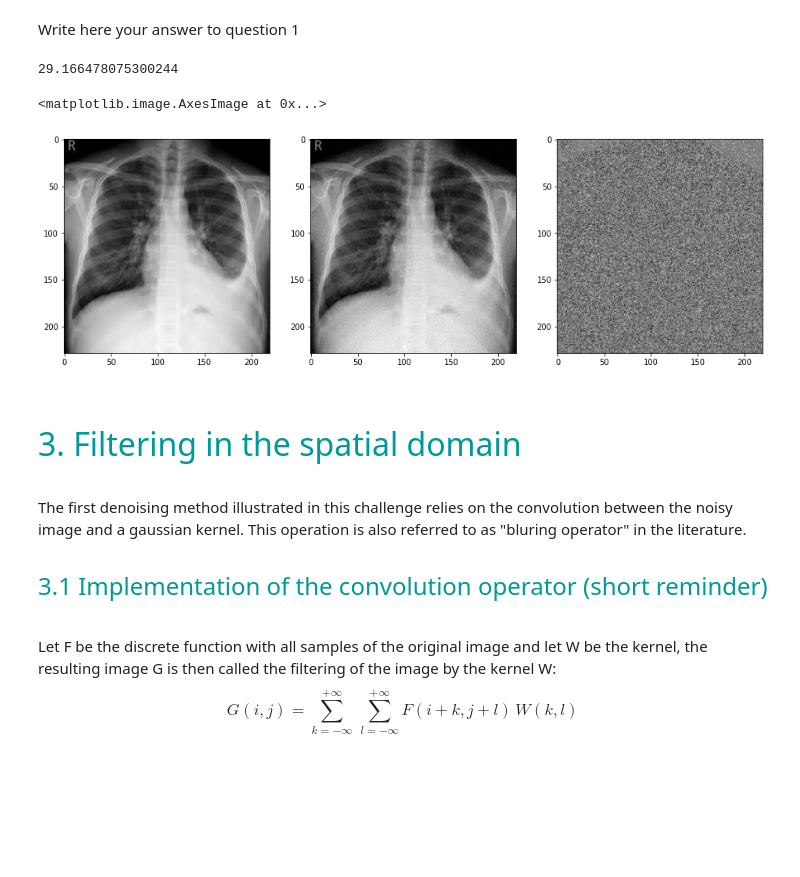
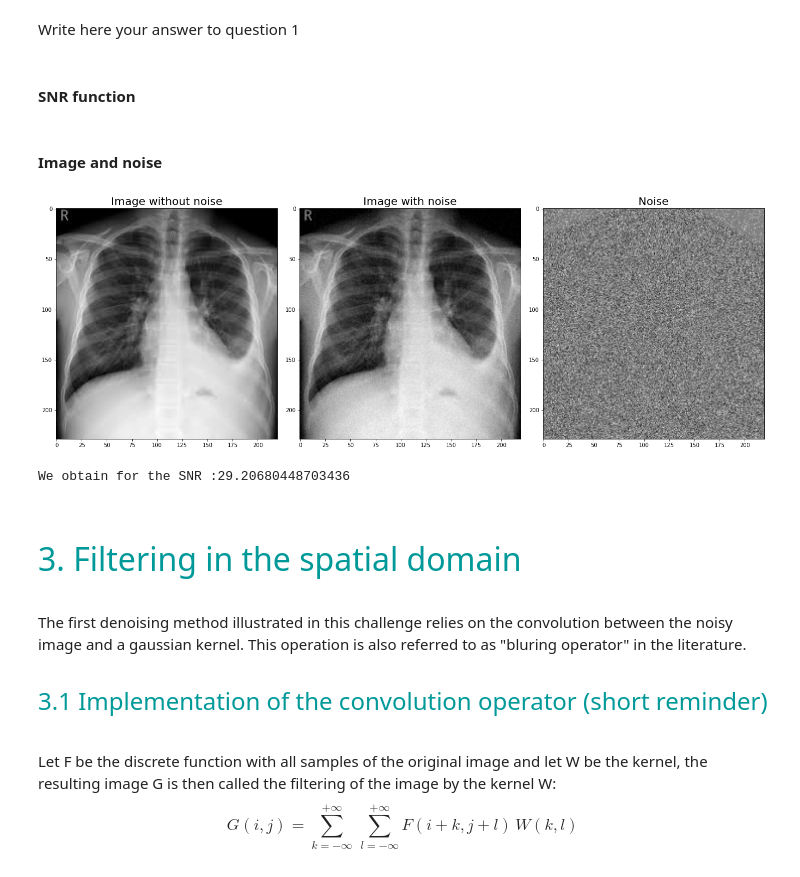
Before and after one commit to gdeside/LGBIO2050_medical_imaging, a Jupyter notebook: Challenge2/Denoising.ipynb, the cells around one changed output. Saved outputs shown, nothing was run; the diff lists cells and outputs as text; code cells hidden in the pictures; blank space fills up the shorter version.

```diff
--- a/Challenge2/Denoising.ipynb
+++ b/Challenge2/Denoising.ipynb
@@ -68,34 +68,48 @@ from skimage.io import imread,imshow
 from skimage.color import rgb2gray
 import matplotlib.pyplot as plt
 import numpy as np
+# %% [markdown]
+#### SNR function
 # %%
 def SNR(noise_image,denoised_image):
     return 10*np.log10((np.sum(np.square(noise_image)))/(np.sum(np.square(denoised_image-noise_image))))
+# %% [markdown]
+#### Image and noise
 # %%
 img = rgb2gray(imread("imgs/ChestXRay.jpeg"))*255
 
 #### noise
 noise = np.random.normal(0,5,size=img.shape)
 
 img_with_noise = img + noise
 img_with_noise[img_with_noise<0]=0
 img_with_noise[img_with_noise>255]=255
 
-print(SNR(img_with_noise,img))
+
 ### plot
-plt.figure(figsize=(16, 12))
-plt.subplot(231)
-plt.imshow(rgb2gray(img),cmap="gray")
+fig, axs = plt.subplots(1, 3, constrained_layout=True)
+fig.set_size_inches(18.5, 10.5)
 
-plt.subplot(232)
-plt.imshow(rgb2gray(img_with_noise),cmap="gray")
+axs[0].imshow(img,cmap="gray")
+axs[0].title.set_text("Image without noise")
+axs[0].title.set_size(fontsize=20)
 
-plt.subplot(233)
-plt.imshow(rgb2gray(img_with_noise-img),cmap="gray")
+
+axs[1].imshow(img_with_noise,cmap="gray")
+axs[1].title.set_text("Image with noise")
+axs[1].title.set_size(fontsize=20)
+
+
+axs[2].imshow(img_with_noise-img,cmap="gray")
+axs[2].title.set_text("Noise")
+axs[2].title.set_size(fontsize=20)
+plt.show()
+
+
+print(f"We obtain for the SNR :{SNR(img_with_noise,img)}")
 # %% [output]
+[figure, new version]
-29.166478075300244
+We obtain for the SNR :29.20680448703436
-<matplotlib.image.AxesImage at 0x...>
-[figure, old version]
 # %% [markdown]
 <br> <br>
 <font size=6 color=#009999> 3. Filtering in the spatial domain </font> <br> <br>
```
Also changed, not shown: parts of 12 cells of this notebook, 1 other file.
